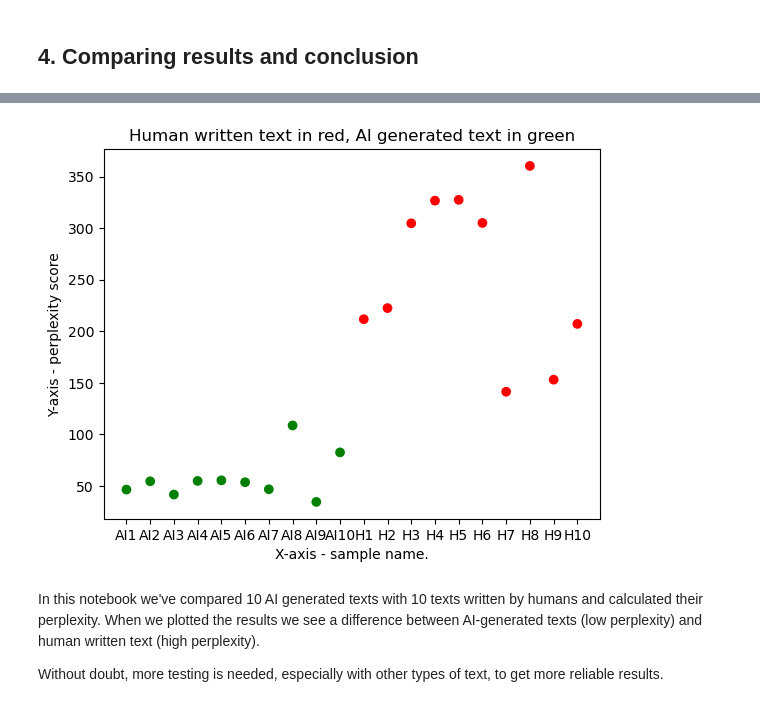
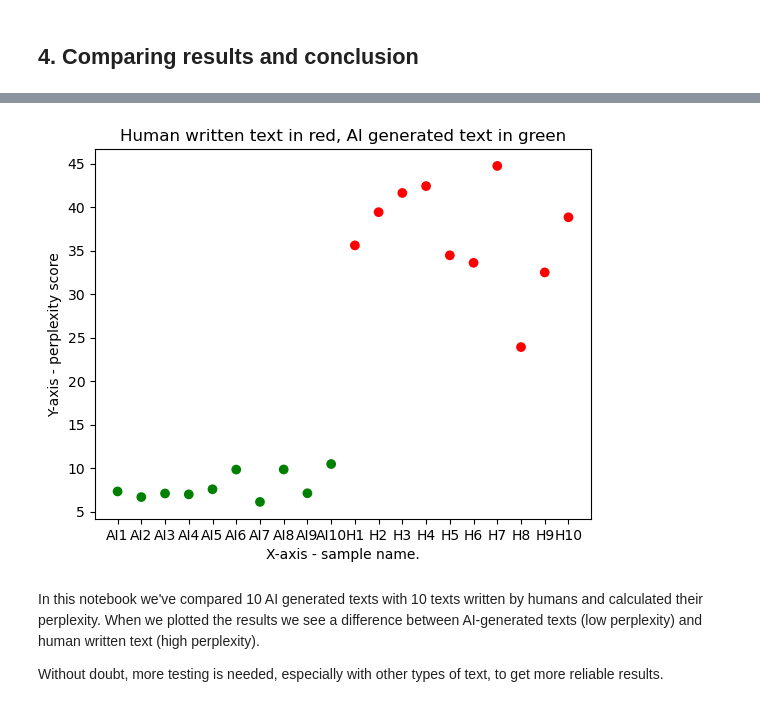
Before and after one commit to MichielBbal/test_ai_detectors, a Jupyter notebook: PoC AI generated text detector.ipynb, the cells around one changed output, grey strips where cells are left out. Cells and saved outputs as stored; diff of their text form; code cells hidden in the pictures.

```diff
--- a/PoC AI generated text detector.ipynb
+++ b/PoC AI generated text detector.ipynb
@@ -65,8 +55,0 @@ tokenizer = AutoTokenizer.from_pretrained("gpt2")
-# %%
-#provide an tokenizer, calculate loss and perplexity
-input_string="ABC is a startup based in New York City and Paris"
-inputs = tokenizer(input_string, return_tensors = "pt")
-loss = model(input_ids = inputs["input_ids"], labels = inputs["input_ids"]).loss
-ppl = torch.exp(loss)
-print(ppl)
-print(f'The string is {len(input_string)} characters')
@@ -76,8 +55,0 @@ The string is 49 characters
-# %%
-#second example
-input_string ="Generative Pretrained Transformer is an opensource artificial intelligence created by OpenAI in February 2019"
-inputs_wiki_text = tokenizer(input_string, return_tensors = "pt")
-loss = model(input_ids = inputs_wiki_text["input_ids"], labels = inputs_wiki_text["input_ids"]).loss
-ppl = torch.exp(loss)
-print(ppl)
-print(f'The string is {len(input_string)} characters')
@@ -88,7 +57,7 @@ The string is 109 characters
 ## 2. Getting perplexity for 10 openAI generated texts
 # %%
 query_list = []
-with open ('prompts_nl.txt', mode='r') as prompts:
+with open ('prompts_en.txt', mode='r') as prompts: #change to 'prompts_nl.txt' for Dutch prompts
     for prompt in prompts: #for each row do the following
         #query = prompt.split()
         query_list.append(prompt)
@@ -190,7 +150,7 @@ ai_text_perplexity
 ## 3. Getting the perplexity for 10 human written texts
 # %%
 query_list = []
-with open ('humanwritten_nl.txt', mode='r') as prompts:
+with open ('humanwritten_en.txt', mode='r') as prompts: #change to 'humanwritten_nl.txt' if you prefer Dutch
     for prompt in prompts: #for each row do the following
         #query = prompt.split()
         query_list.append(prompt)
@@ -257,22 +217,22 @@ print(len(results))
 # %%
 #create the plot
 import matplotlib.pyplot as plt
 x = ["AI1", "AI2", "AI3", "AI4", "AI5", "AI6","AI7","AI8","AI9","AI10", "H1","H2","H3","H4","H5","H6","H7","H8","H9","H10",]
 y = results
-colors = ['red' if value > 130 else 'green' for value in y]
+colors = ['red' if value > 20 else 'green' for value in y]
 
 # Create scatter plot
 plt.scatter(x, y, c=colors)
 
 # Customize plot
 plt.title('Human written text in red, AI generated text in green')
 plt.xlabel('X-axis - sample name.')
 plt.ylabel('Y-axis - perplexity score')
 
 # Display the plot
 plt.show()
 # %% [output]
-[figure, old version]
+[figure, new version]
 # %% [markdown]
 In this notebook we've compared 10 AI generated texts with 10 texts written by humans and calculated their perplexity. When we plotted the results we see a difference between AI-generated texts (low perplexity) and human written text (high perplexity).
 
```
Also changed, not shown: parts of 13 cells of this notebook.
